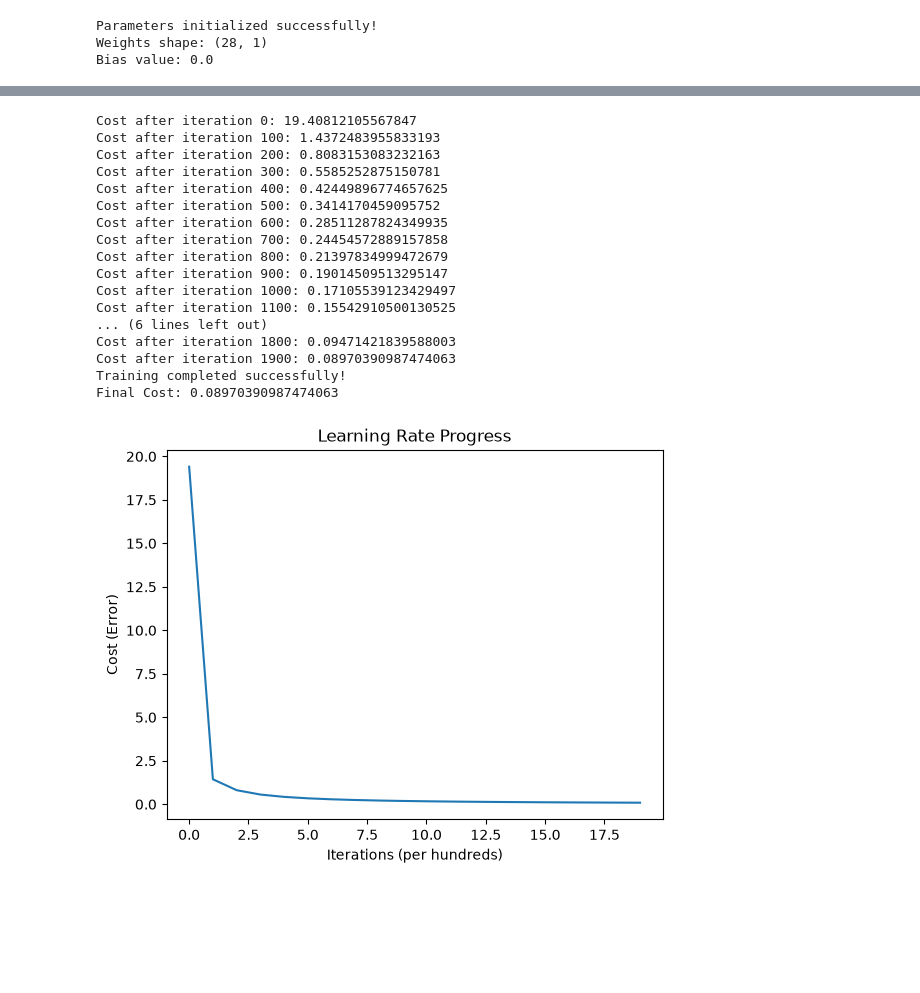
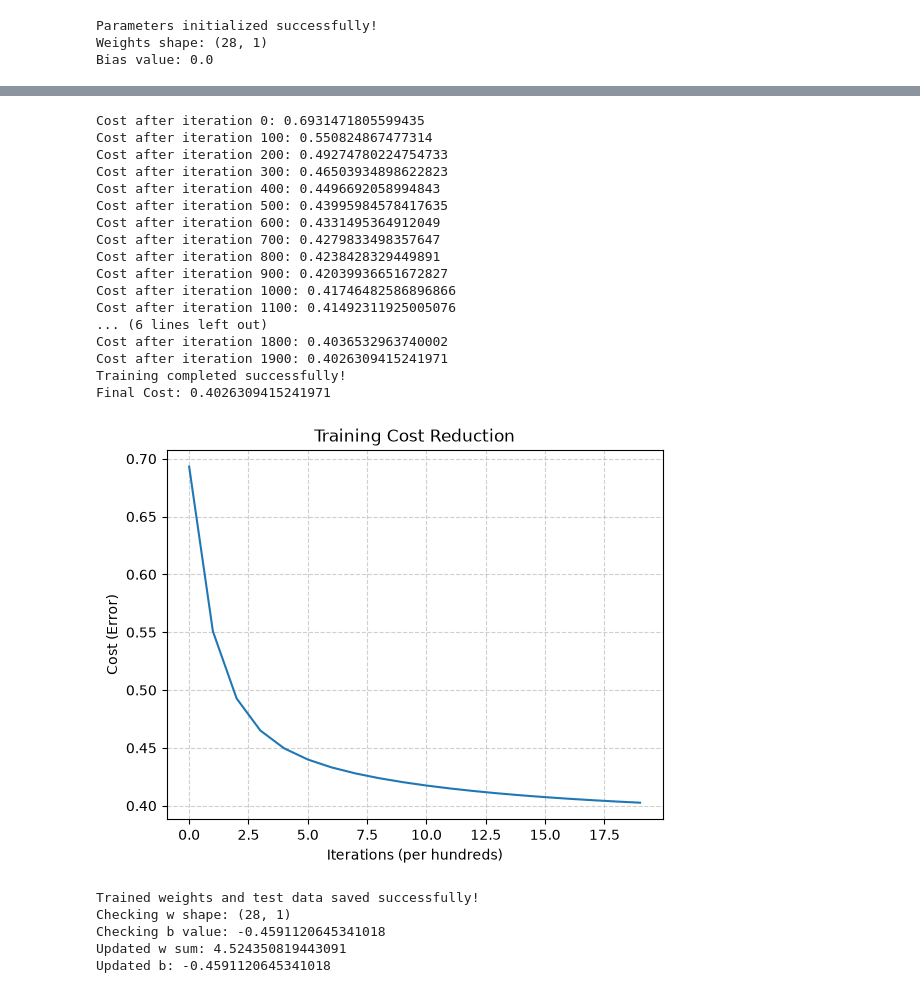
Before and after one commit to Anupam-exe/Custom-Logistic-Regression-for-Churn-Prediction-in-subscription-based-platforms, a Jupyter notebook: notebooks/02_custom_logistic_regression_classifier.ipynb, the cells around one changed output, grey strips where cells are left out. Saved outputs shown, nothing was run; the diff lists cells and outputs as text; code cells hidden in the pictures; blank space fills up the shorter version.

```diff
--- a/notebooks/02_custom_logistic_regression_classifier.ipynb
+++ b/notebooks/02_custom_logistic_regression_classifier.ipynb
@@ -128,9 +124,9 @@ X_train = np.array(X_train, dtype=float)
 y_train = np.array(y_train, dtype=float)
 # %%
 # Automatically matching the 'w' to the number of features the dataset has
-w = np.zeros((X_train.shape[0], 1))
+dim = X_train.shape[1]  # 28 features
+w = np.zeros((dim, 1))  # Shape becomes (28, 1)
 b = 0.0
-
 grads, cost = propagate(w, b, X_train, y_train)
 print("Cost:", cost)
 # %% [output]
@@ -174,13 +202,17 @@ def optimize(w, b, X, Y, num_iterations, learning_rate):
             costs.append(cost)
             print(f"Cost after iteration {i}: {cost}")
 
-    params = {"w": w, "b": b}
+    # Pack the optimized weights and bias into params
+    params = {
+        "w": w,
+        "b": b
+    }
 
     return params, grads, costs
 # %%
 import numpy as np
 # 1. Initializing weights and bias dynamically based on the dataset's features
-w = np.zeros((X_train.shape[0], 1))
+w = np.zeros((X_train.shape[1], 1))
 b = 0.0
 
 # 2. Running the optimization loop (e.g., 2000 iterations with a small learning rate)
@@ -190,29 +222,52 @@ params, grads, costs = optimize(w, b, X_train, y_train, num_iterations=2000, lea
 print("Training completed successfully!")
 print("Final Cost:", costs[-1])
 # %% [output]
-Cost after iteration 0: 19.40812105567847
-Cost after iteration 100: 1.4372483955833193
-Cost after iteration 200: 0.8083153083232163
-Cost after iteration 300: 0.5585252875150781
-Cost after iteration 400: 0.42449896774657625
-Cost after iteration 500: 0.3414170459095752
-Cost after iteration 600: 0.28511287824349935
-Cost after iteration 700: 0.24454572889157858
-Cost after iteration 800: 0.21397834999472679
-Cost after iteration 900: 0.19014509513295147
-Cost after iteration 1000: 0.17105539123429497
-Cost after iteration 1100: 0.15542910500130525
+Cost after iteration 0: 0.6931471805599435
+Cost after iteration 100: 0.550824867477314
+Cost after iteration 200: 0.49274780224754733
+Cost after iteration 300: 0.46503934898622823
+Cost after iteration 400: 0.4496692058994843
+Cost after iteration 500: 0.43995984578417635
+Cost after iteration 600: 0.4331495364912049
+Cost after iteration 700: 0.4279833498357647
+Cost after iteration 800: 0.4238428329449891
+Cost after iteration 900: 0.42039936651672827
+Cost after iteration 1000: 0.41746482586896866
+Cost after iteration 1100: 0.41492311925005076
 ... (6 lines left out)
-Cost after iteration 1800: 0.09471421839588003
-Cost after iteration 1900: 0.08970390987474063
+Cost after iteration 1800: 0.4036532963740002
+Cost after iteration 1900: 0.4026309415241971
 Training completed successfully!
-Final Cost: 0.08970390987474063
+Final Cost: 0.4026309415241971
 # %%
 # Plotting the cost history
 plt.plot(costs)
 plt.ylabel('Cost (Error)')
 plt.xlabel('Iterations (per hundreds)')
-plt.title('Learning Rate Progress')
+plt.title('Training Cost Reduction')
+plt.grid(True, linestyle='--', alpha=0.6)
 plt.show()
 # %% [output]
-[figure, old version]
+[figure, new version]
+# %%
+import numpy as np
+import pandas as pd
+#Extracting the updated w and b into global variables
+w = params["w"]
+b = params["b"]
+np.save('X_test.npy', X_test)
+np.save('y_test.npy', y_test)
+np.save('w.npy', w)
+np.save('b.npy', b)
+
+print("Trained weights and test data saved successfully!")
+print("Checking w shape:", w.shape)
+print("Checking b value:", b)
+print("Updated w sum:", np.sum(np.abs(w)))
+print("Updated b:", b)
+# %% [output]
+Trained weights and test data saved successfully!
+Checking w shape: (28, 1)
+Checking b value: -0.4591120645341018
+Updated w sum: 4.524350819443091
+Updated b: -0.4591120645341018
```
Also changed, not shown: parts of 3 cells of this notebook.
